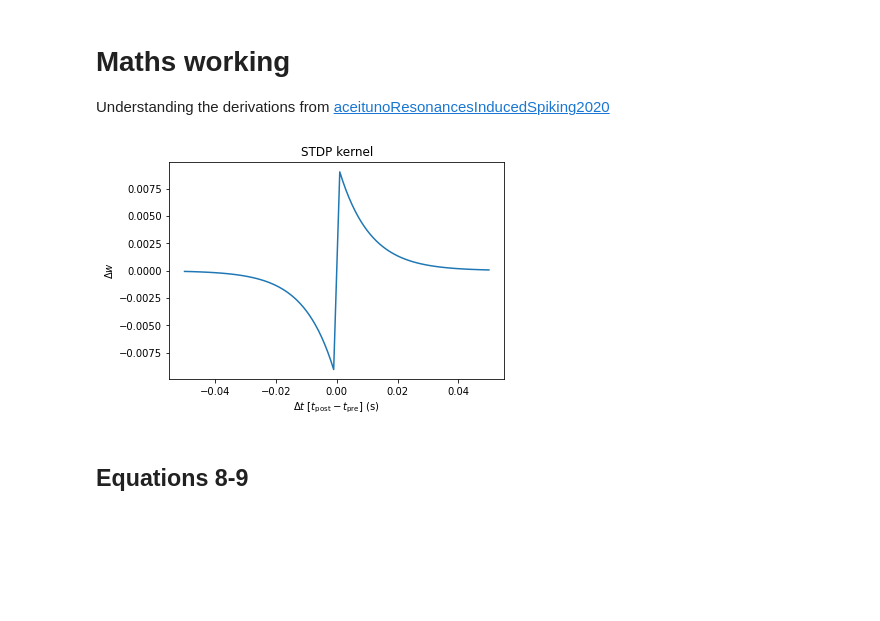
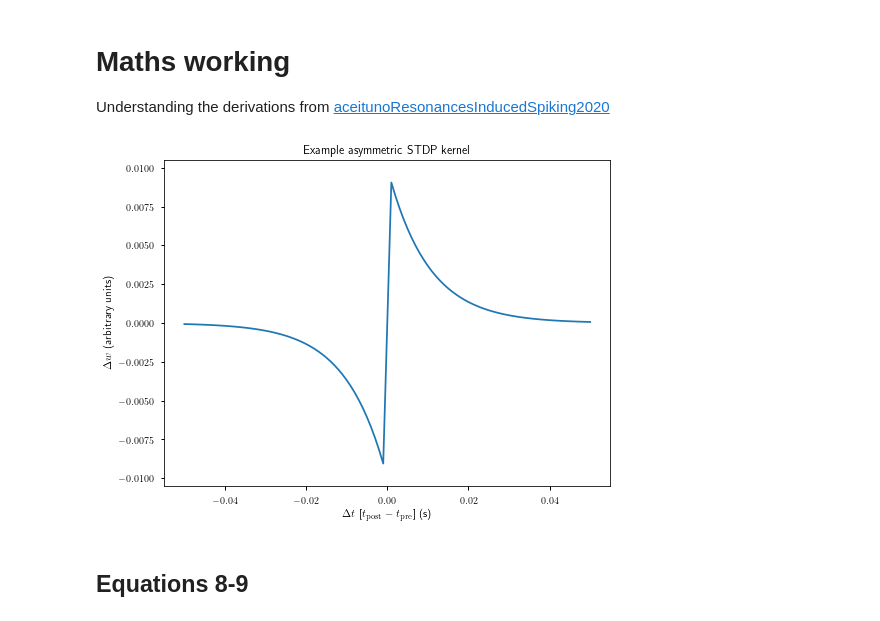
Before and after one commit to Dominic-DallOsto/STDP-Resonant-Networks, a Jupyter notebook: maths working.ipynb, the cells around one changed output. Drawn from its saved outputs; the diff is of its cells as text; code cells hidden in the pictures; blank space fills up the shorter version.

```diff
--- a/maths working.ipynb
+++ b/maths working.ipynb
@@ -2,24 +2,33 @@
 # Maths working
 
 Understanding the derivations from [aceitunoResonancesInducedSpiking2020](http://arxiv.org/abs/2006.08537)
+# %%
+import matplotlib.pyplot as plt
+import numpy as np
+plt.style.use('seaborn-notebook')
+plt.rc('font',**{'family':'sans-serif','sans-serif':['Computer Modern Sans serif']})
+plt.rc('text', usetex=True)
+np.random.seed(7) # seed so plots are repeatable
+%matplotlib inline
+# need the %matplotlib inline for the following to work
+plt.rc('figure', figsize = [8,6]) # paper figures should be width 8 (full linewidth) to have nicely readable text
 # %%
-import matplotlib.pyplot as plt
-import numpy as np
-
 A_plus = 1e-2
 A_minus = -1e-2
 A_plus_minus = lambda delta_t: (delta_t<0)*A_minus + (delta_t>0)*A_plus
 tau_S = 10e-3
 
-delta_t = np.linspace(-50,50,101)*1e-3
+delta_t = np.linspace(-500,500,101)*1e-4
 
 plt.plot(delta_t, A_plus_minus(delta_t)*np.exp(-abs(delta_t)/tau_S))
-plt.title('STDP kernel')
+plt.title('Example asymmetric STDP kernel')
+plt.ylim(A_minus*1.05, A_plus*1.05)
 plt.xlabel(r'$\Delta t$ [$t_{\rm{post}} - t_{\rm{pre}}$] (s)')
-plt.ylabel('$\Delta w$')
+plt.ylabel(r'$\Delta w$ (arbitrary units)')
+plt.savefig('plots/STDP-kernel.pdf')
 plt.show()
 # %% [output]
-[figure, old version]
+[figure, new version]
 # %% [markdown]
 ## Equations 8-9
 # %% [markdown]
```
Also changed, not shown: 9 other files.
